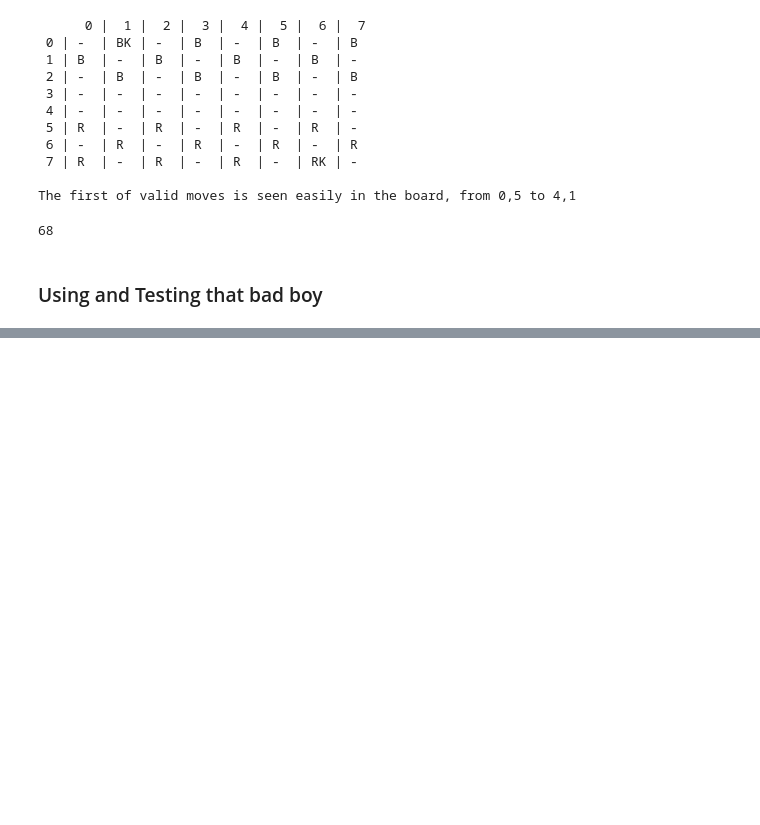
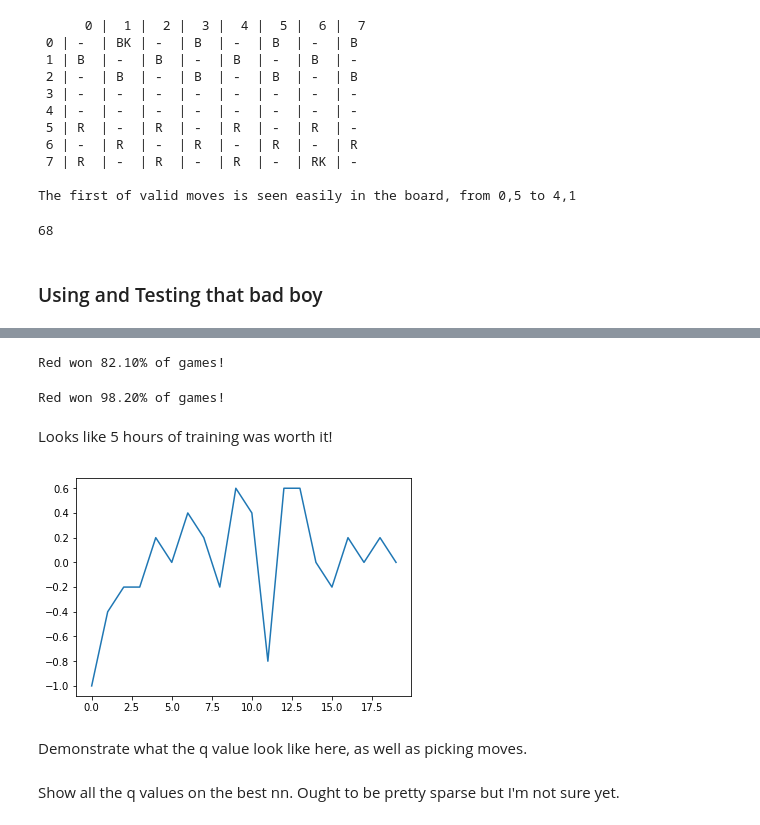
Before and after one commit to benhunterco/cs440, a Jupyter notebook: Checkers-Newell.ipynb, the cells around one changed output, grey strips where cells are left out. Drawn from its saved outputs; the diff is of its cells as text; code cells hidden in the pictures; blank space fills up the shorter version.

```diff
--- a/Checkers-Newell.ipynb
+++ b/Checkers-Newell.ipynb
@@ -317,0 +275,17 @@ TypeError: unsupported operand type(s) for -: 'float' and 'builtin_function_or_m
+# %%
+def saveNetwork(filename, Qnet):
+    networkDir = "qnets/"
+    filename = networkDir + filename
+    with open(filename, 'wb') as network_output_file:
+        pickle.dump(Qnet, network_output_file)
+# %%
+def trainNN(nBatches, nRepsPerBatch, hiddenLayers, nIterations, epsilonDecayFactor):
+    epsilon = 1 #haven't needed to change this
+    nReplays = 0 # not used
+    # nBatches, nRepsPerBatch, hiddenLayers, nIterations, nReplays, epsilon, epsilonDecayFacto
+    start = time.time()
+    Qnet = nr.trainQnet(nBatches, nRepsPerBatch, hiddenLayers,
+                                           nIterations, nReplays, epsilon, epsilonDecayFactor)
+    end = time.time()
+    print("Training took {}!".format(str(datetime.timedelta(seconds = end-start))))
+    return Qnet
@@ -317,0 +307,6 @@ TypeError: unsupported operand type(s) for -: 'float' and 'builtin_function_or_m
+# %%
+try:
+    qnet50_50_5020x10 = loadNetwork("50_50_5020x10.qnet")
+except:
+    qnet50_50_5020x10 = trainNN(20, 10, [50, 50, 50], 10, .97)
+    saveNetwork("50_50_5020x10.qnet", qnet50_50_5020x10)
@@ -317,0 +342,4 @@ TypeError: unsupported operand type(s) for -: 'float' and 'builtin_function_or_m
+# %%
+res = nr.testQ(qnet100_100, 1000, maxSteps = 1500)
+# %% [output]
+Red won 82.10% of games!
@@ -317,0 +352,23 @@ TypeError: unsupported operand type(s) for -: 'float' and 'builtin_function_or_m
+# %%
+res = nr.testQ(qnet1000, 1000, maxSteps = 1500)
+# %% [output]
+Red won 98.20% of games!
+# %% [markdown]
+Looks like 5 hours of training was worth it!
+# %%
+import matplotlib.pyplot as plt
+def plotOutcomes(outcomes, binRate = 10):
+    winRate = []
+    box = []
+    for i in range(len(outcomes)):
+        box.append(outcomes[i])
+        if i % binRate == 0:
+            winRate.append(np.mean(box))
+            box = []
+    plt.plot(winRate)
+# %%
+plotOutcomes(qnet50_50_5020x10.outcomes)
+# %% [output]
+[figure, added]
+# %% [markdown]
+Demonstrate what the q value look like here, as well as picking moves.
@@ -317,0 +380,2 @@ TypeError: unsupported operand type(s) for -: 'float' and 'builtin_function_or_m
+# %% [markdown]
+Show all the q values on the best nn. Ought to be pretty sparse but I'm not sure yet.
```
Also changed, not shown: parts of 37 cells of this notebook, 10 other files.
